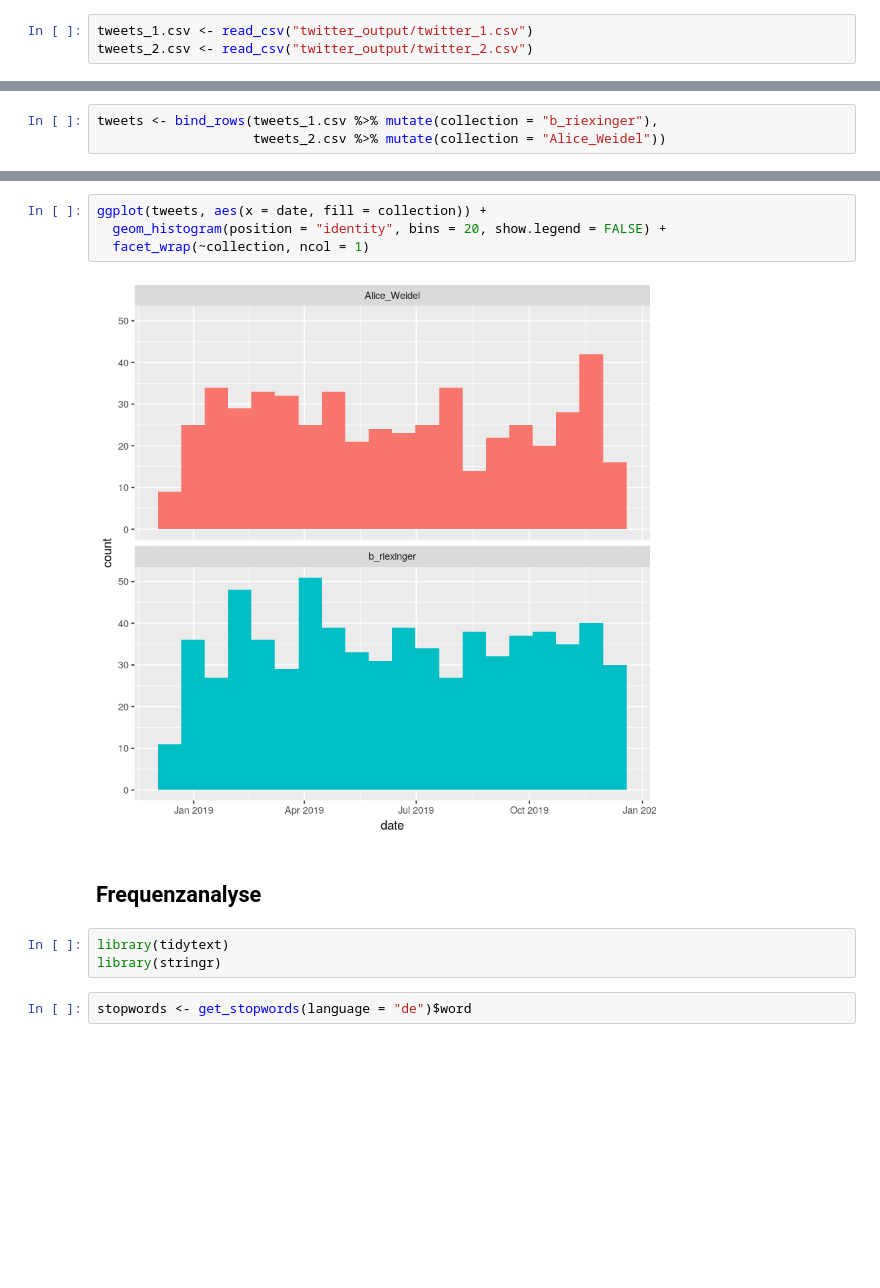
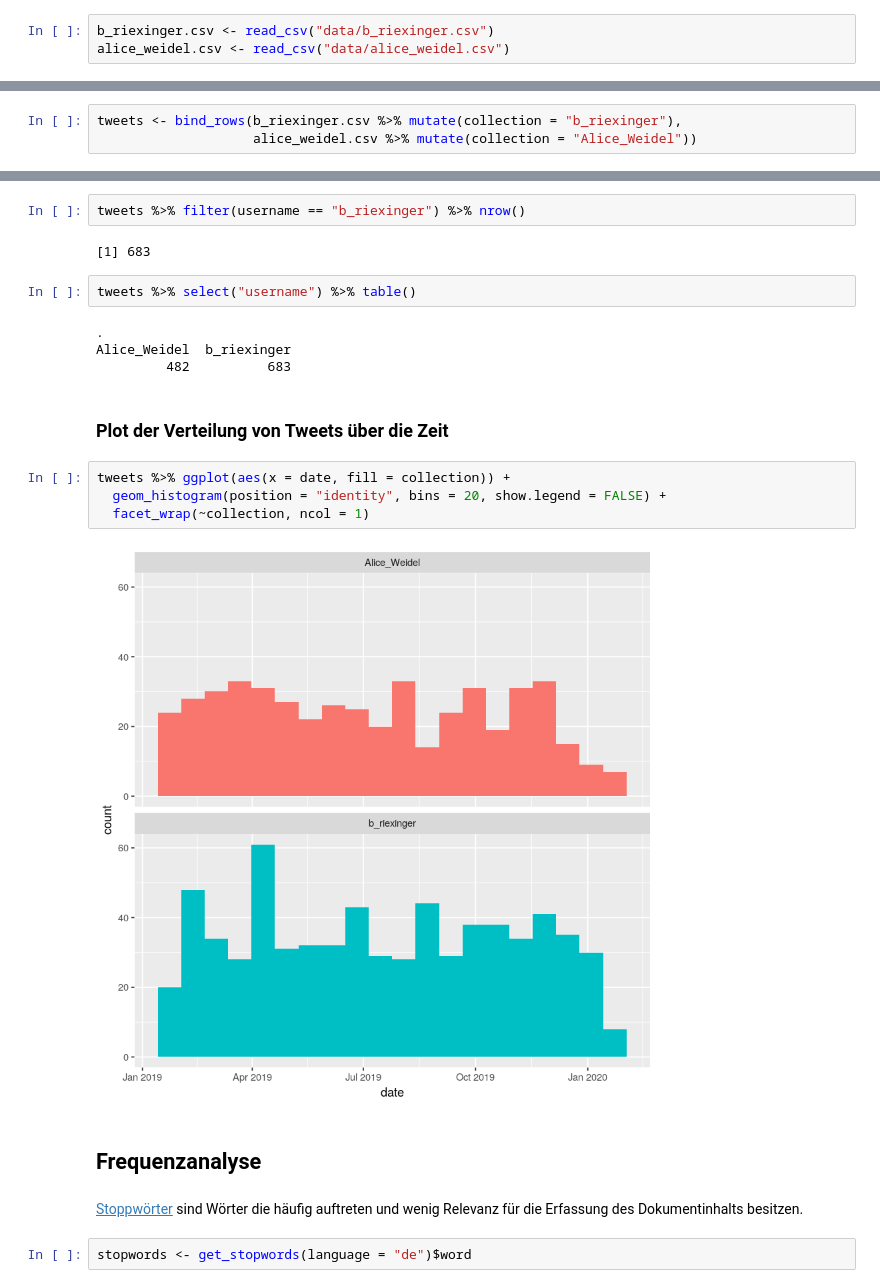
Before and after one commit to gesiscss/gesis_dataday_20, a Jupyter notebook: twitter-tm/Analyse.ipynb, the cells around one changed output, grey strips where cells are left out. Saved outputs shown, nothing was run; the diff lists cells and outputs as text; blank space fills up the shorter version.

```diff
--- a/twitter-tm/Analyse.ipynb
+++ b/twitter-tm/Analyse.ipynb
@@ -51,8 +53,8 @@ The following object is masked from ‘package:readr’:
 
     col_factor
 # %%
-tweets_1.csv <- read_csv("twitter_output/twitter_1.csv")
-tweets_2.csv <- read_csv("twitter_output/twitter_2.csv")
+b_riexinger.csv <- read_csv("data/b_riexinger.csv")
+alice_weidel.csv <- read_csv("data/alice_weidel.csv")
 # %% [output]
 Parsed with column specification:
 cols(
@@ -72,5 +74,5 @@ cols(
   permalink = col_character()
 )
 # %%
-tweets <- bind_rows(tweets_1.csv %>% mutate(collection = "b_riexinger"),
-                    tweets_2.csv %>% mutate(collection = "Alice_Weidel"))
+tweets <- bind_rows(b_riexinger.csv %>% mutate(collection = "b_riexinger"),
+                    alice_weidel.csv %>% mutate(collection = "Alice_Weidel"))
@@ -86,13 +138,24 @@ head(tweets[, c("date", "username", "text")], n = 5)
+# %%
+tweets %>% filter(username == "b_riexinger") %>% nrow()
+# %% [output]
+[1] 683
+# %%
+tweets %>% select("username") %>% table()
+# %% [output]
+.
+Alice_Weidel  b_riexinger
+         482          683
+# %% [markdown]
+### Plot der Verteilung von Tweets über die Zeit
 # %%
-ggplot(tweets, aes(x = date, fill = collection)) +
+tweets %>% ggplot(aes(x = date, fill = collection)) +
   geom_histogram(position = "identity", bins = 20, show.legend = FALSE) +
   facet_wrap(~collection, ncol = 1)
 # %% [output]
-[figure, old version]
+[figure, new version]
 # %% [markdown]
 ## Frequenzanalyse
-# %%
-library(tidytext)
-library(stringr)
+# %% [markdown]
+[Stoppwörter](https://de.wikipedia.org/wiki/Stoppwort) sind Wörter die häufig auftreten und wenig Relevanz für die Erfassung des Dokumentinhalts besitzen.
 # %%
 stopwords <- get_stopwords(language = "de")$word
```
Also changed, not shown: parts of 23 cells of this notebook.
